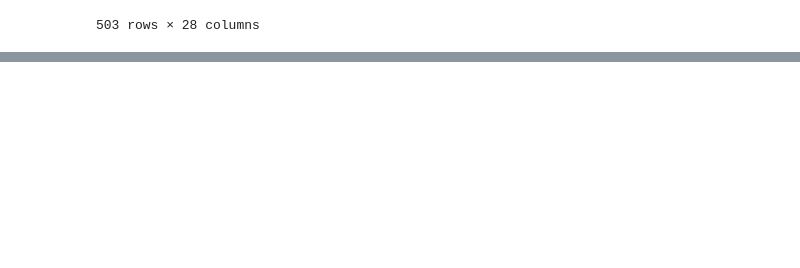
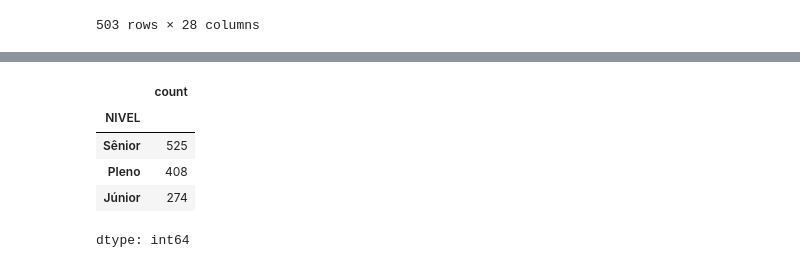
Before and after one commit to batikinha/dados_analise_programaria, a Jupyter notebook: adprogramaria.ipynb, the cells around one changed output, grey strips where cells are left out. Saved outputs shown, nothing was run; the diff lists cells and outputs as text; code cells hidden in the pictures; blank space fills up the shorter version.

```diff
--- a/adprogramaria.ipynb
+++ b/adprogramaria.ipynb
@@ -91,0 +139,9 @@ dados[(dados["IDADE"]>30) & (dados["GENERO"] == "Feminino")]
+# %%
+dados[dados["IDADE"]>30]["NIVEL"].value_counts()
+# %% [output]
+|  | count |
+| NIVEL |  |
+| Sênior | 525 |
+| Pleno | 408 |
+| Júnior | 274 |
+dtype: int64
```
Also changed, not shown: parts of 9 cells of this notebook.
